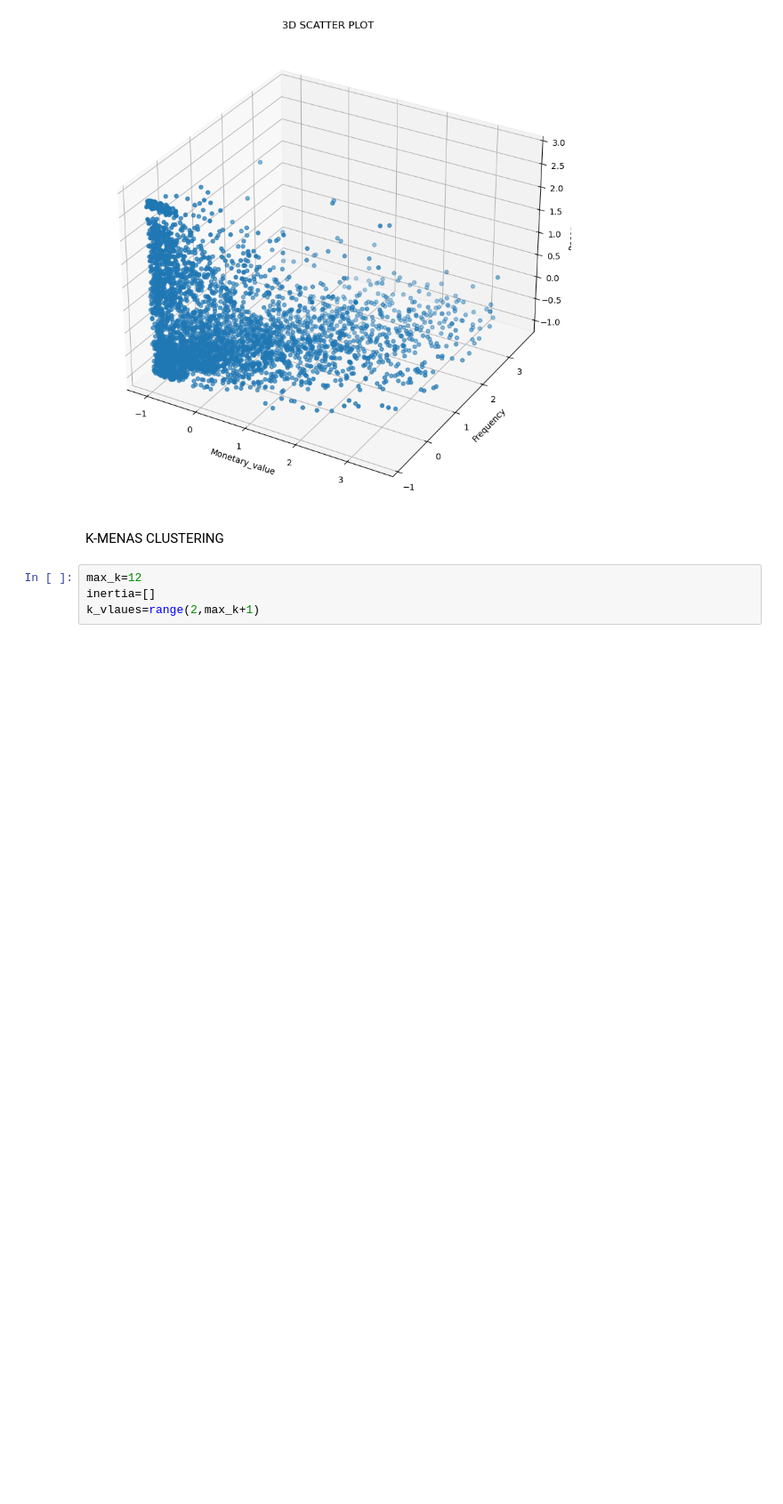
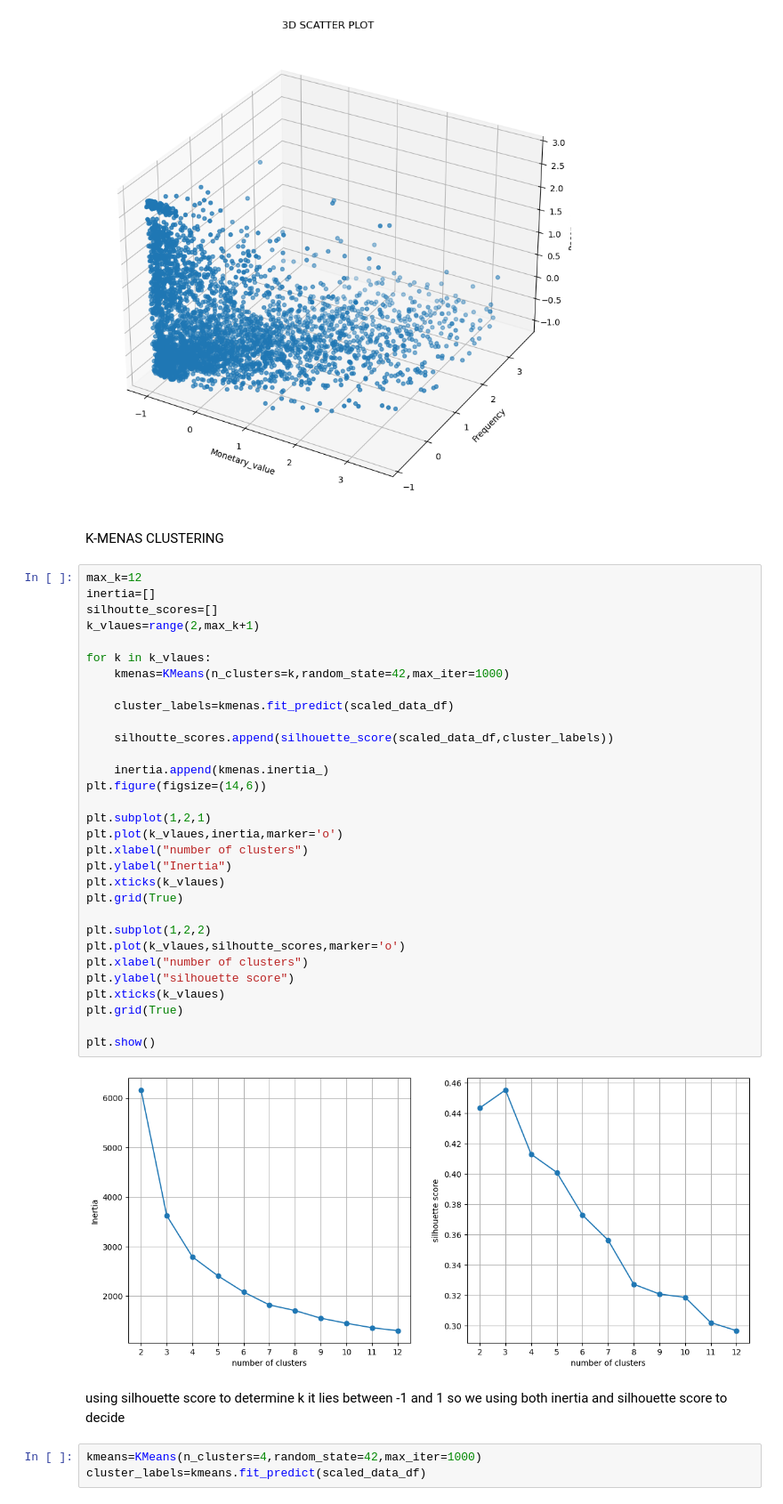
Before and after one commit to manas1110/customer_analysis_using_k-means, a Jupyter notebook: analysis.ipynb, the cells around one changed output. Shown at 89% size. Drawn from its saved outputs; the diff is of its cells as text; blank space fills up the shorter version.

Commit message:
final visualtization and insights we got

```diff
--- a/analysis.ipynb
+++ b/analysis.ipynb
@@ -456,7 +456,42 @@ Text(0.5, 0.92, '3D SCATTER PLOT')
 [figure]
 # %% [markdown]
 K-MENAS CLUSTERING
-# %%
-max_k=12
-inertia=[]
-k_vlaues=range(2,max_k+1)
+# %%
+max_k=12
+inertia=[]
+silhoutte_scores=[]
+k_vlaues=range(2,max_k+1)
+
+for k in k_vlaues:
+    kmenas=KMeans(n_clusters=k,random_state=42,max_iter=1000)
+
+    cluster_labels=kmenas.fit_predict(scaled_data_df)
+
+    silhoutte_scores.append(silhouette_score(scaled_data_df,cluster_labels))
+
+    inertia.append(kmenas.inertia_)
+plt.figure(figsize=(14,6))
+
+plt.subplot(1,2,1)
+plt.plot(k_vlaues,inertia,marker='o')
+plt.xlabel("number of clusters")
+plt.ylabel("Inertia")
+plt.xticks(k_vlaues)
+plt.grid(True)
+
+plt.subplot(1,2,2)
+plt.plot(k_vlaues,silhoutte_scores,marker='o')
+plt.xlabel("number of clusters")
+plt.ylabel("silhouette score")
+plt.xticks(k_vlaues)
+plt.grid(True)
+
+plt.show()
+# %% [output]
+[figure, added]
+# %% [markdown]
+using silhouette score to determine k
+it lies between -1 and 1 so we  using both inertia and silhouette score to decide
+# %%
+kmeans=KMeans(n_clusters=4,random_state=42,max_iter=1000)
+cluster_labels=kmeans.fit_predict(scaled_data_df)
```
Also changed, not shown: parts of 9 cells of this notebook.
